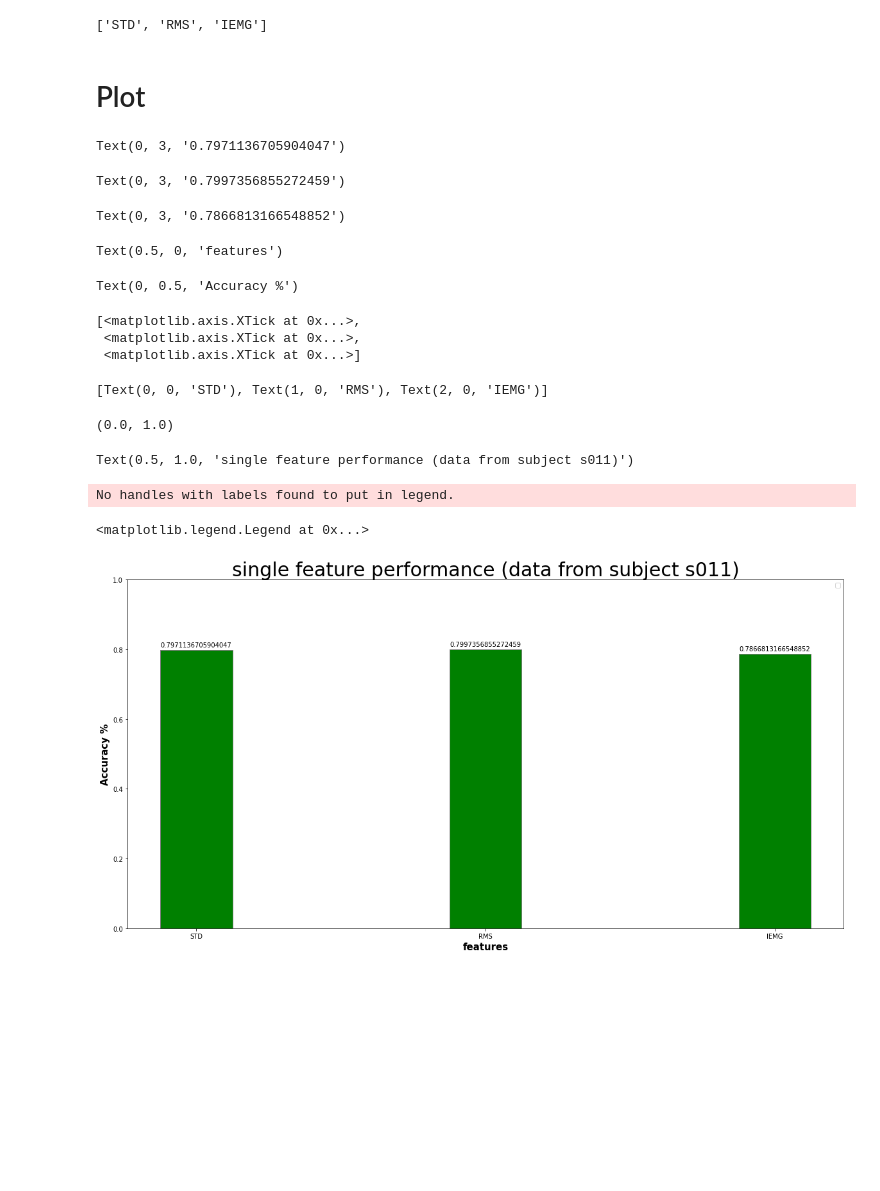
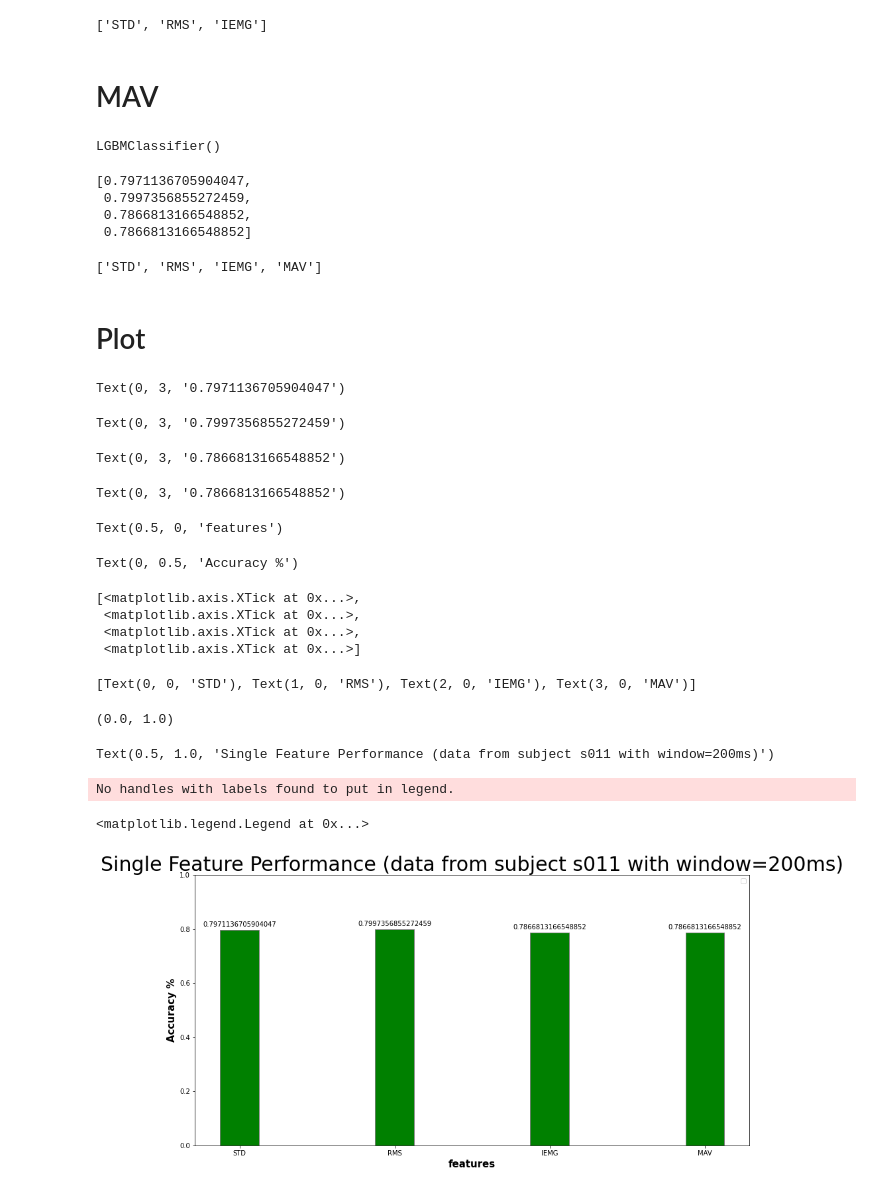
Before and after one commit to MountStonne/GazeSemgIntegration, a Jupyter notebook: more_features/feature_compare.ipynb, the cells around one changed output. Drawn from its saved outputs; the diff is of its cells as text; code cells hidden in the pictures; blank space fills up the shorter version.

Commit message:
plot STD RMS IEMG MAV

```diff
--- a/more_features/feature_compare.ipynb
+++ b/more_features/feature_compare.ipynb
@@ -132,48 +132,96 @@ name_features
 # %% [output]
 [0.7971136705904047, 0.7997356855272459, 0.7866813166548852]
 ['STD', 'RMS', 'IEMG']
+# %% [markdown]
+# MAV
+# %%
+name = 'MAV'
+
+trainx = pd.read_csv('featured_data/'+name+'_trainx.csv')
+trainx = trainx.set_index('Unnamed: 0')
+trainx = trainx.reset_index(drop=True)
+
+trainy = pd.read_csv('featured_data/'+name+'_trainy.csv')
+trainy = trainy.set_index('Unnamed: 0')
+trainy = trainy.reset_index(drop=True)
+
+testx = pd.read_csv('featured_data/'+name+'_testx.csv')
+testx = testx.set_index('Unnamed: 0')
+testx = testx.reset_index(drop=True)
+
+testy = pd.read_csv('featured_data/'+name+'_testy.csv')
+testy = testy.set_index('Unnamed: 0')
+testy = testy.reset_index(drop=True)
+
+# train/test model
+lightGBM_model = ltb.LGBMClassifier()
+lightGBM_model.fit(trainx,trainy)
+expected1 = testy.values.flatten()
+predicted1 = lightGBM_model.predict(testx)
+counter = 0
+for i in range(0, len(expected1)):
+    if expected1[i] == predicted1[i]:
+        counter += 1
+
+accuracy = counter/len(expected1)
+
+acc_features.append(accuracy)
+name_features.append(name)
+# %% [output]
+LGBMClassifier()
+# %%
+acc_features
+name_features
+# %% [output]
+[0.7971136705904047,
+ 0.7997356855272459,
+ 0.7866813166548852,
+ 0.7866813166548852]
+['STD', 'RMS', 'IEMG', 'MAV']
 # %% [markdown]
 # Plot
 # %%
 # set width of bar
 barWidth = 0.25
-fig,ax = plt.subplots(figsize =(20, 10))
+fig,ax = plt.subplots(figsize =(15, 7.5))
 
 # Set position of bar on X axis
 br1 = np.arange(len(acc_features))
 
 # Make the plot
 acc = ax.bar(br1, acc_features, color ='g', width = barWidth, edgecolor ='grey')
 for p in acc:
    height = p.get_height()
    ax.annotate('{}'.format(height),
       xy=(p.get_x() + p.get_width() / 2, height),
       xytext=(0, 3), # 3 points vertical offset
       textcoords="offset points",
       ha='center', va='bottom')
 
 # Adding Xticks
 ax.set_xlabel('features', fontweight ='bold', fontsize = 15)
 ax.set_ylabel('Accuracy %', fontweight ='bold', fontsize = 15)
 ax.set_xticks(br1)
 ax.set_xticklabels(name_features)
 
 ax.set_ylim(0, 1)
-ax.set_title('single feature performance (data from subject s011)',size=30)
+ax.set_title('Single Feature Performance (data from subject s011 with window=200ms)',size=30)
 ax.legend()
 plt.show()
 # %% [output]
 Text(0, 3, '0.7971136705904047')
 Text(0, 3, '0.7997356855272459')
 Text(0, 3, '0.7866813166548852')
-Text(0.5, 0, 'features')
+Text(0, 3, '0.7866813166548852')
-Text(0, 0.5, 'Accuracy %')
+Text(0.5, 0, 'features')
-[<matplotlib.axis.XTick at 0x...>,
- <matplotlib.axis.XTick at 0x...>,
- <matplotlib.axis.XTick at 0x...>]
+Text(0, 0.5, 'Accuracy %')
-[Text(0, 0, 'STD'), Text(1, 0, 'RMS'), Text(2, 0, 'IEMG')]
+[<matplotlib.axis.XTick at 0x...>,
+ <matplotlib.axis.XTick at 0x...>,
+ <matplotlib.axis.XTick at 0x...>,
+ <matplotlib.axis.XTick at 0x...>]
-(0.0, 1.0)
+[Text(0, 0, 'STD'), Text(1, 0, 'RMS'), Text(2, 0, 'IEMG'), Text(3, 0, 'MAV')]
-Text(0.5, 1.0, 'single feature performance (data from subject s011)')
+(0.0, 1.0)
-No handles with labels found to put in legend.
+Text(0.5, 1.0, 'Single Feature Performance (data from subject s011 with window=200ms)')
-<matplotlib.legend.Legend at 0x...>
+No handles with labels found to put in legend.
+<matplotlib.legend.Legend at 0x...>
-[figure, old version]
+[figure, new version]
```
Also changed, not shown: 2 other files.
